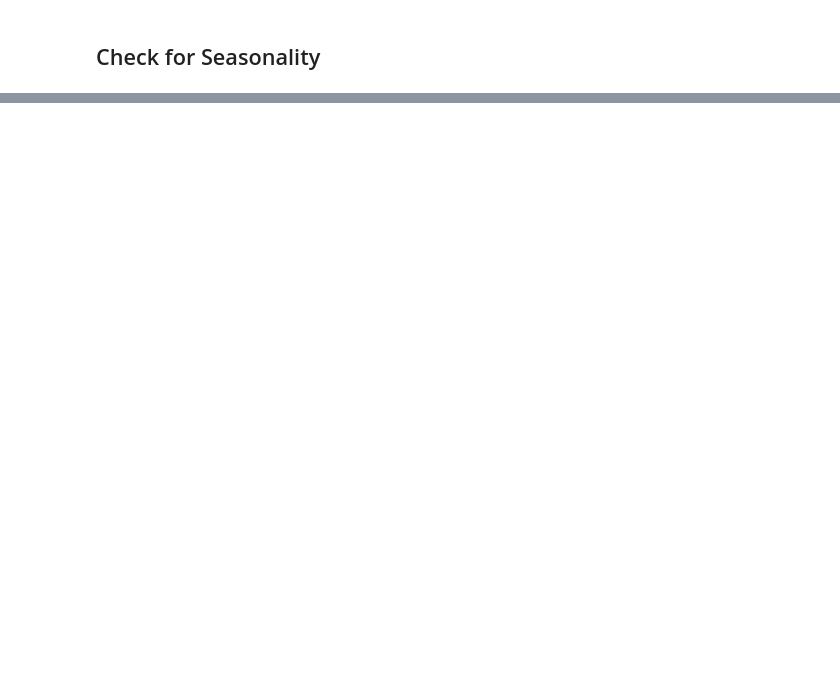
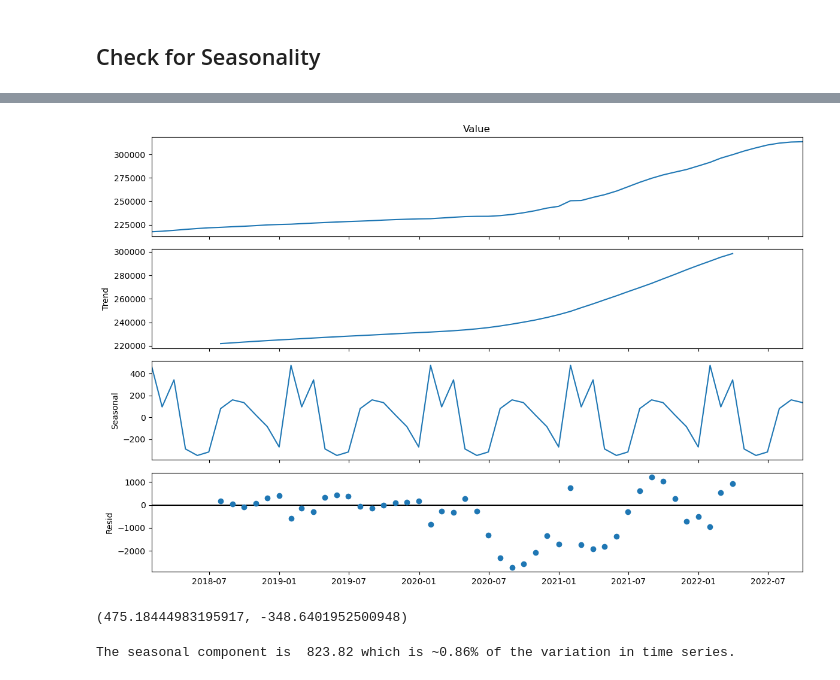
Before and after one commit to brittanymlassiter/GridSearch-SARIMA-Model, a Jupyter notebook: Gridsearch SARIMA Models (Core).ipynb, the cells around one changed output, grey strips where cells are left out. Saved outputs shown, nothing was run; the diff lists cells and outputs as text; code cells hidden in the pictures; blank space fills up the shorter version.

```diff
--- a/Gridsearch SARIMA Models (Core).ipynb
+++ b/Gridsearch SARIMA Models (Core).ipynb
@@ -436,0 +444,17 @@ ValueError: You must specify a period or x must be a pandas object with a Period
+# %%
+decomp = tsa.seasonal_decompose(ts)
+fig = decomp.plot()
+fig.set_size_inches(12,8)
+fig.tight_layout()
+# %% [output]
+[figure, added]
+# %%
+decomp.seasonal.max(), decomp.seasonal.min()
+# %% [output]
+(475.18444983195917, -348.6401952500948)
+# %%
+seasonal_delta = decomp.seasonal.max() - decomp.seasonal.min()
+
+print(f"The seasonal component is {seasonal_delta: .2f} which is ~{seasonal_delta/(ts.max()-ts.min()) * 100 :.2f}% of the variation in time series.")
+# %% [output]
+The seasonal component is  823.82 which is ~0.86% of the variation in time series.
```
Also changed, not shown: parts of 26 cells of this notebook.
